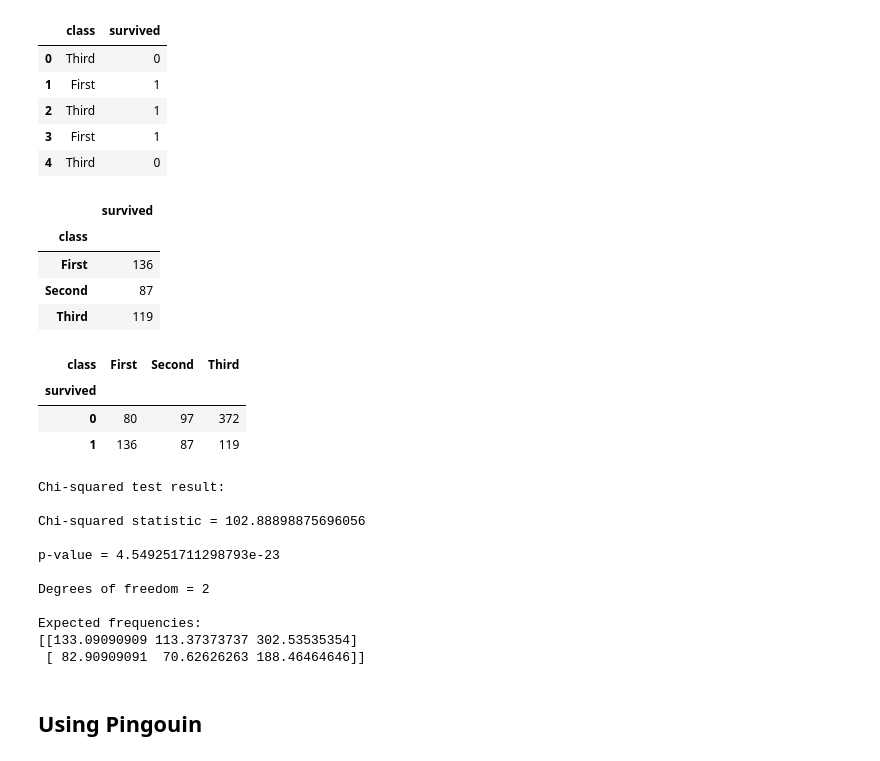
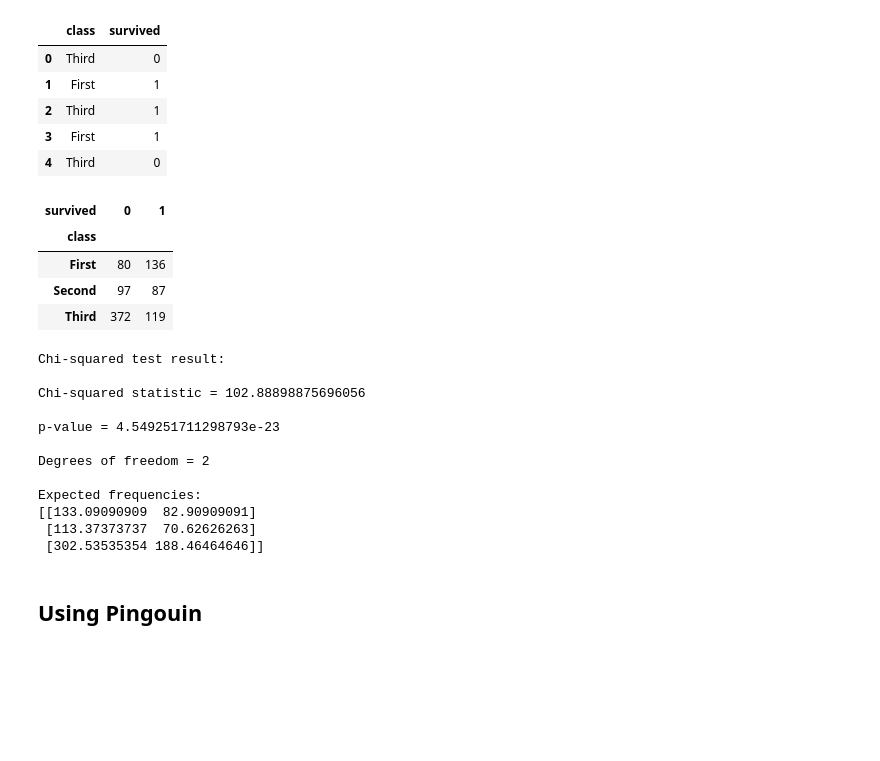
Before and after one commit to obeabi/Stats, a Jupyter notebook: Chi2_TestofIndependence.ipynb, the cells around one changed output. Saved outputs shown, nothing was run; the diff lists cells and outputs as text; code cells hidden in the pictures; blank space fills up the shorter version.

```diff
--- a/Chi2_TestofIndependence.ipynb
+++ b/Chi2_TestofIndependence.ipynb
@@ -139,24 +139,16 @@ df1.head()
 | 2 | Third | 1 |
 | 3 | First | 1 |
 | 4 | Third | 0 |
-# %%
-# Group by class type t have an initial summary
-df1.groupby('class').sum()
-# %% [output]
-|  | survived |
-| class |  |
-| First | 136 |
-| Second | 87 |
-| Third | 119 |
 # %%
 # Let's summarize this result
-survival_counts = pd.crosstab(df1['survived'], df1['class'])
+survival_counts = pd.crosstab(df1['class'], df1['survived'])
 survival_counts
 # %% [output]
-| class | First | Second | Third |
-| survived |  |  |  |
-| 0 | 80 | 97 | 372 |
-| 1 | 136 | 87 | 119 |
+| survived | 0 | 1 |
+| class |  |  |
+| First | 80 | 136 |
+| Second | 97 | 87 |
+| Third | 372 | 119 |
 # %%
 # perform a chi-squared test of independence
 chi2, pval, dof, exp_freq = chi2_contingency(survival_counts)
@@ -179,8 +171,9 @@ p-value = 4.549251711298793e-23
 Degrees of freedom = 2
 
 Expected frequencies:
-[[133.09090909 113.37373737 302.53535354]
- [ 82.90909091  70.62626263 188.46464646]]
+[[133.09090909  82.90909091]
+ [113.37373737  70.62626263]
+ [302.53535354 188.46464646]]
 # %% [markdown]
 ## Using Pingouin
 # %%
```
Also changed, not shown: parts of 8 cells of this notebook.
